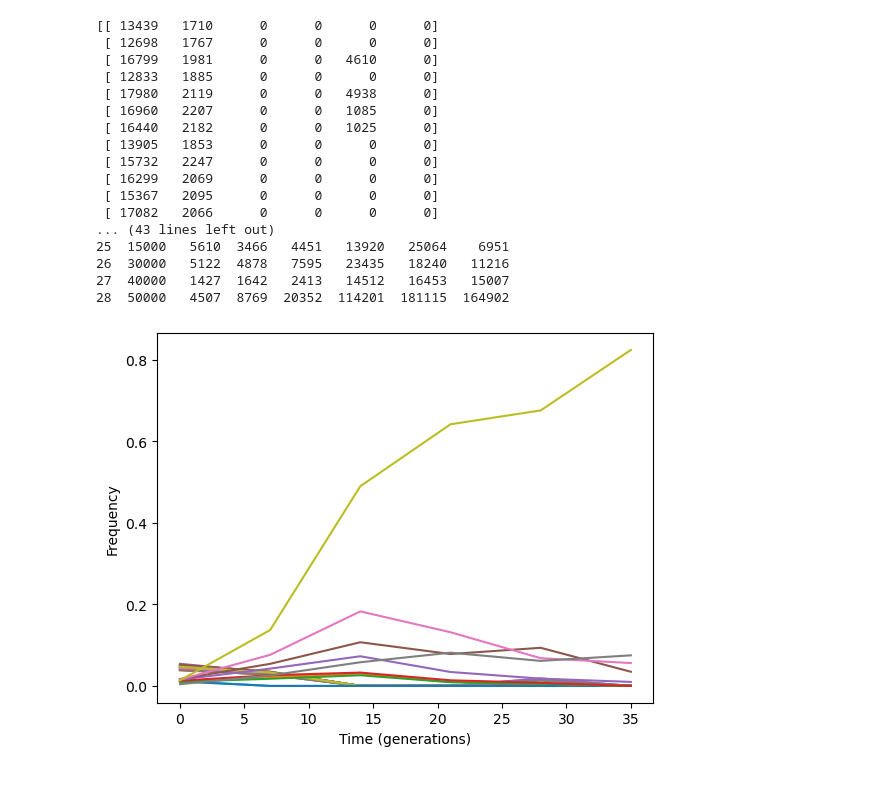
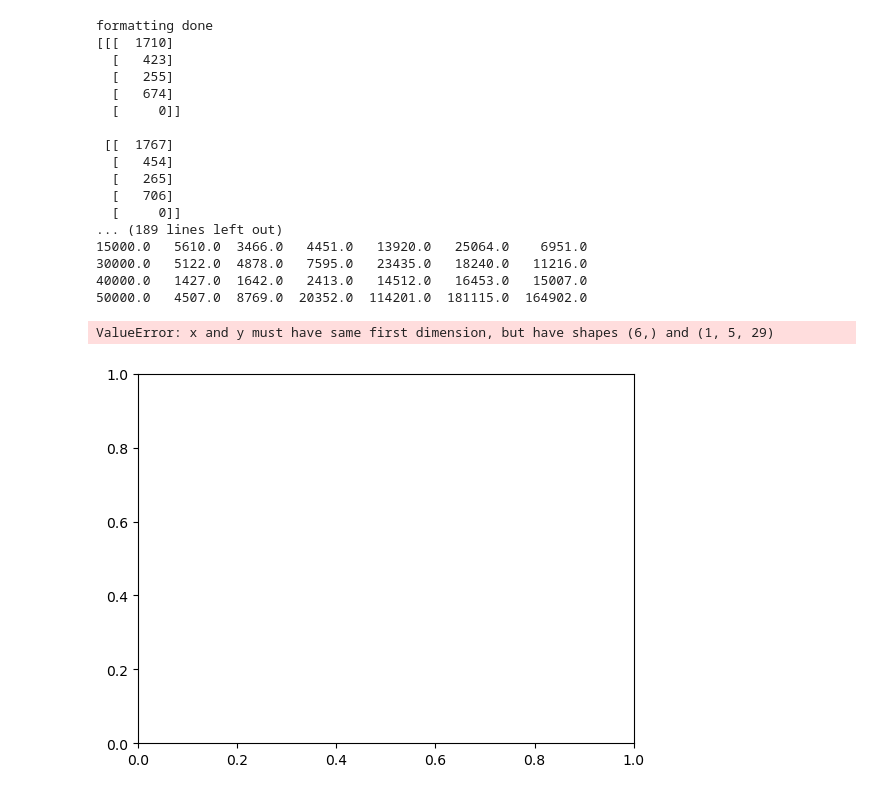
Before and after one commit to efenton32/fitness_mcmc, a Jupyter notebook: testing.ipynb, the cells around one changed output. Drawn from its saved outputs; the diff is of its cells as text; code cells hidden in the pictures.

```diff
--- a/testing.ipynb
+++ b/testing.ipynb
@@ -11,37 +17,40 @@ import fitness_mcmc.fitness_mcmc as m
 # %%
+population = "pop1"
 environment = "gluL"
 replicate = 2
-r = environment + str(replicate)
+r = population + "_" + environment + str(replicate)
+raw.format_data(population, environment, 3)
 
 data, time, ordered_counts = io.load_data("LTEE_" + r + ".csv", return_ordered = False, delimiter=",")
 print(ordered_counts.astype("int"))
 print(data)
 
 ordered_frequencies = ordered_counts / np.sum(ordered_counts, axis = 0)
 
 plt.plot([0,7,14,21,28,35], ordered_frequencies.T)
 plt.xlabel('Time (generations)')
 plt.ylabel('Frequency')
 plt.show()
 # %% [output]
-[[ 13439   1710      0      0      0      0]
- [ 12698   1767      0      0      0      0]
- [ 16799   1981      0      0   4610      0]
- [ 12833   1885      0      0      0      0]
- [ 17980   2119      0      0   4938      0]
- [ 16960   2207      0      0   1085      0]
- [ 16440   2182      0      0   1025      0]
- [ 13905   1853      0      0      0      0]
- [ 15732   2247      0      0      0      0]
- [ 16299   2069      0      0      0      0]
- [ 15367   2095      0      0      0      0]
- [ 17082   2066      0      0      0      0]
-... (43 lines left out)
-25  15000   5610  3466   4451   13920   25064    6951
-26  30000   5122  4878   7595   23435   18240   11216
-27  40000   1427  1642   2413   14512   16453   15007
-28  50000   4507  8769  20352  114201  181115  164902
+formatting done
+[[[  1710]
+  [   423]
+  [   255]
+  [   674]
+  [     0]]
+
+ [[  1767]
+  [   454]
+  [   265]
+  [   706]
+  [     0]]
+... (189 lines left out)
+15000.0   5610.0  3466.0   4451.0   13920.0   25064.0    6951.0
+30000.0   5122.0  4878.0   7595.0   23435.0   18240.0   11216.0
+40000.0   1427.0  1642.0   2413.0   14512.0   16453.0   15007.0
+50000.0   4507.0  8769.0  20352.0  114201.0  181115.0  164902.0
+ValueError: x and y must have same first dimension, but have shapes (6,) and (1, 5, 29)
-[figure, old version]
+[figure, new version]
 # %%
 fitness_model = m.Fitness_Model(ordered_counts, time, s_ref = 1, prior="flat")
 fitness_model.find_MAP()
```
Also changed, not shown: parts of 1 cell of this notebook, 4 other files.
